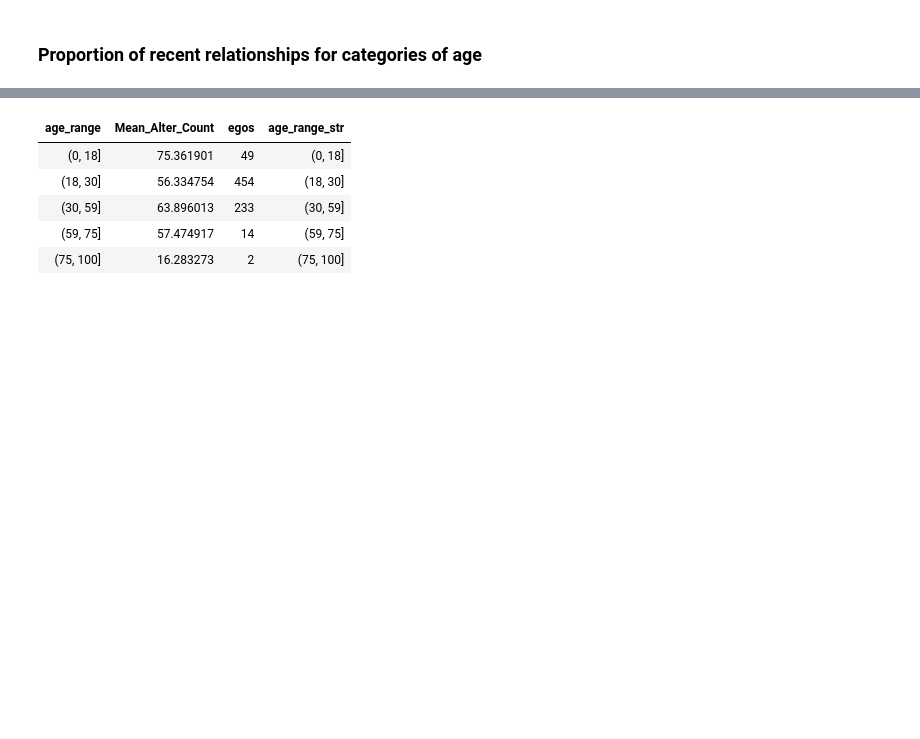
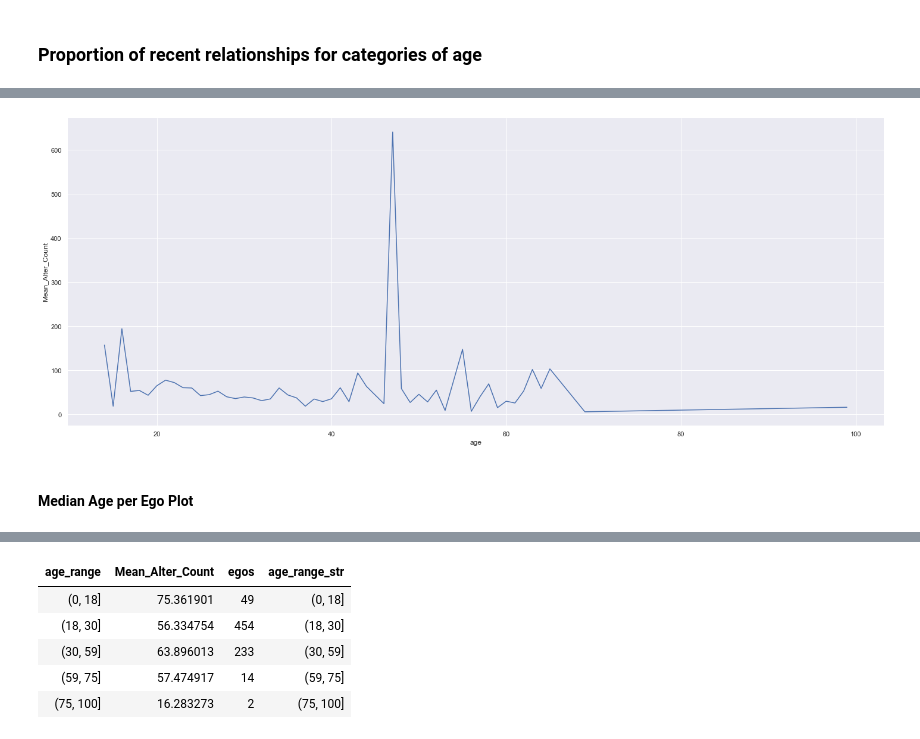
Before and after one commit to HyperionSuperNova/Algopol, a Jupyter notebook: Notebooks/Notebook_link_dynamics.ipynb, the cells around one changed output, grey strips where cells are left out. Drawn from its saved outputs; the diff is of its cells as text; code cells hidden in the pictures; blank space fills up the shorter version.

```diff
--- a/Notebooks/Notebook_link_dynamics.ipynb
+++ b/Notebooks/Notebook_link_dynamics.ipynb
@@ -59,0 +80,6 @@ df_mean_age = mean_age_df(df_merged)
+# %%
+g = sns.relplot(x='age',y='Mean_Alter_Count',data=df_mean_age,kind='line',ci=None,height=8,aspect=20/8)
+# %% [output]
+[figure, added]
+# %% [markdown]
+#### Median Age per Ego Plot
```
Also changed, not shown: parts of 22 cells of this notebook, 1 other file.
